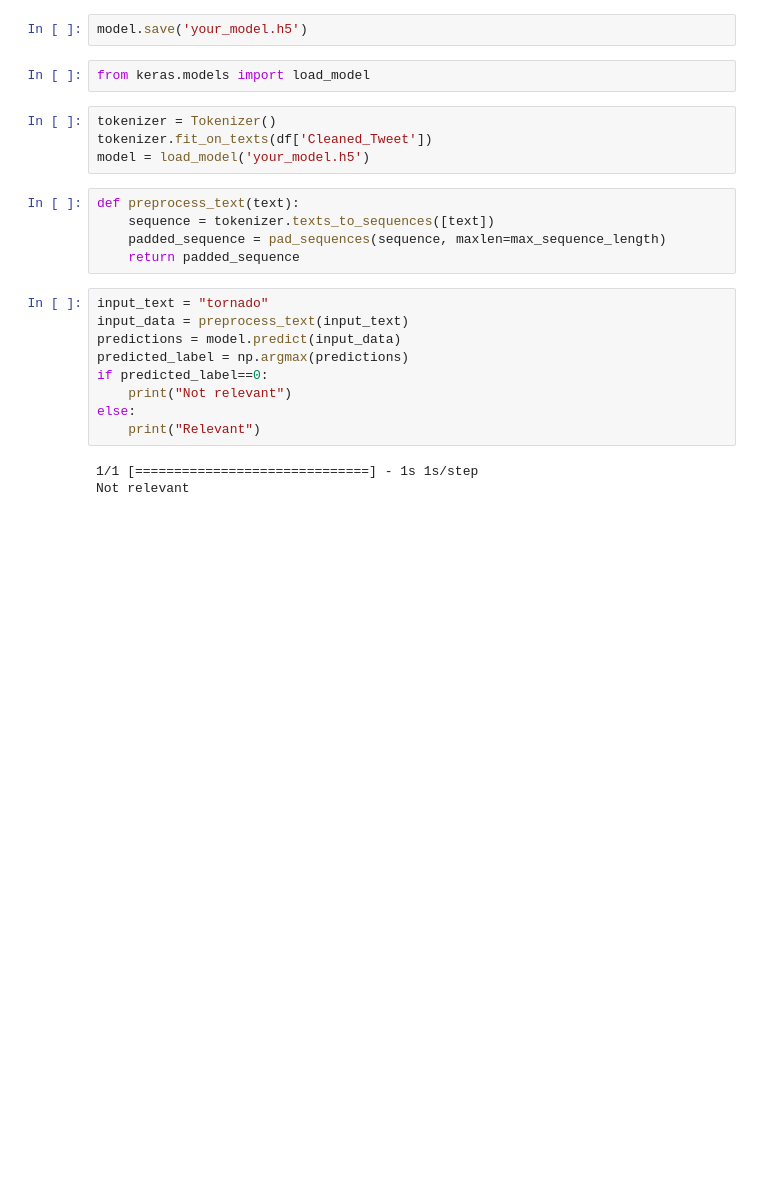
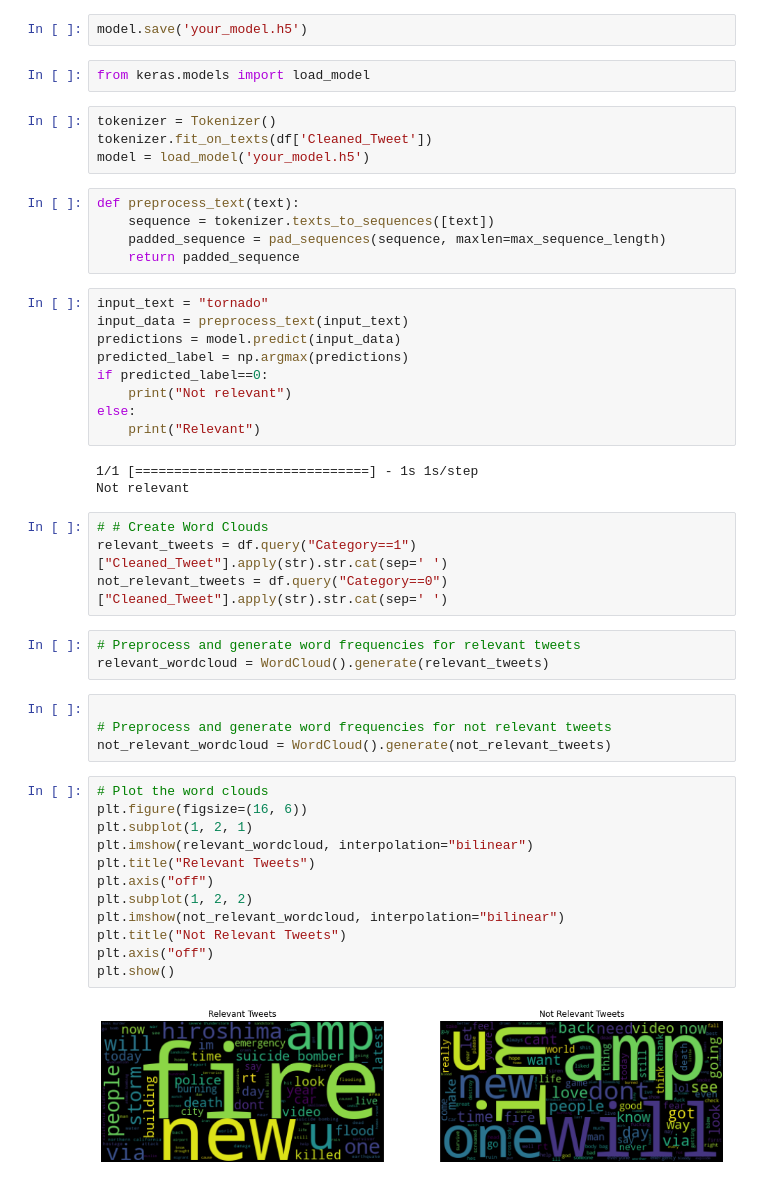
Before and after one commit to Sudkart/DS_ProjectManagement, a Jupyter notebook: Model_DNN.ipynb, the cells around one changed output. Cells and saved outputs as stored; diff of their text form; blank space fills up the shorter version.

Commit message:
Stage chanes for adding word_cloud

```diff
--- a/Model_DNN.ipynb
+++ b/Model_DNN.ipynb
@@ -165,3 +189,28 @@ else:
 # %% [output]
 1/1 [==============================] - 1s 1s/step
 Not relevant
+# %%
+# # Create Word Clouds
+relevant_tweets = df.query("Category==1")["Cleaned_Tweet"].apply(str).str.cat(sep=' ')
+not_relevant_tweets = df.query("Category==0")["Cleaned_Tweet"].apply(str).str.cat(sep=' ')
+# %%
+# Preprocess and generate word frequencies for relevant tweets
+relevant_wordcloud = WordCloud().generate(relevant_tweets)
+# %%
+
+# Preprocess and generate word frequencies for not relevant tweets
+not_relevant_wordcloud = WordCloud().generate(not_relevant_tweets)
+# %%
+# Plot the word clouds
+plt.figure(figsize=(16, 6))
+plt.subplot(1, 2, 1)
+plt.imshow(relevant_wordcloud, interpolation="bilinear")
+plt.title("Relevant Tweets")
+plt.axis("off")
+plt.subplot(1, 2, 2)
+plt.imshow(not_relevant_wordcloud, interpolation="bilinear")
+plt.title("Not Relevant Tweets")
+plt.axis("off")
+plt.show()
+# %% [output]
+[figure, added]
```
Also changed, not shown: parts of 7 cells of this notebook.
